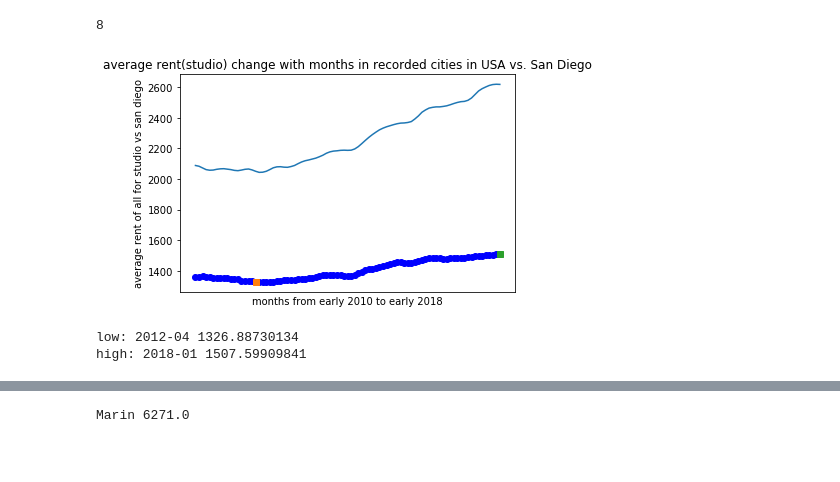
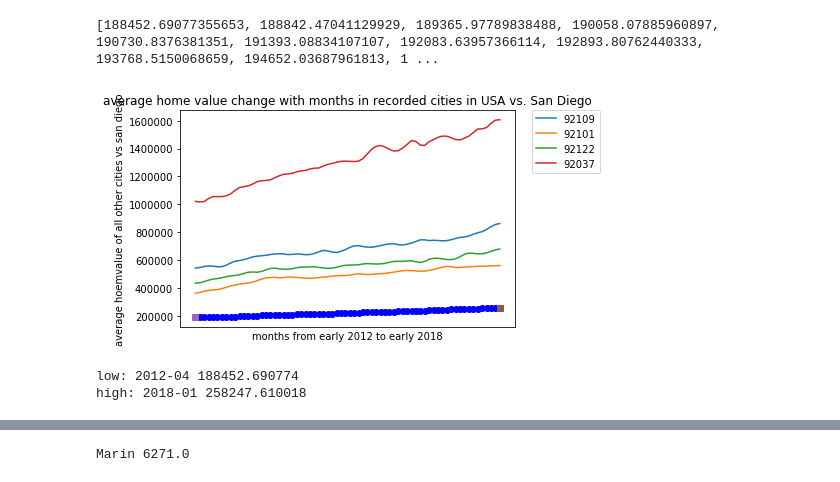
Before and after one commit to paulszh/ECE-180-Team-6-Project, a Jupyter notebook: shuaih.ipynb, the cells around one changed output, grey strips where cells are left out. Cells and saved outputs as stored; diff of their text form; code cells hidden in the pictures; blank space fills up the shorter version.

```diff
--- a/shuaih.ipynb
+++ b/shuaih.ipynb
@@ -41,0 +63,6 @@ print(months)
+# %%
+dataset = {}
+dataset['zip_home'] = formls(keys_zip, zip_home[1:], 7)
+dataset['zip_rental'] = formls(keys_zip, zip_rental[1:], 7)
+dataset['city_rental'] = formls(keys_city, city_rental[1:],6)
+dataset['city_home'] = formls(keys_city, city_home[1:],6)
@@ -54,41 +108,50 @@ for d in data:
 # %%
-#############check the rent change over months among recent years for studio ############
+#############check the rent change over months among recent years ############
 import numpy as np
-month_average = {}
+zip_month_average = []
 for month in months:
-    month_average[month] = np.mean([i[month] for i in data if i['CountyName'] != 'San Diego'])
+    #month_average[month] = np.mean([i[month] for i in data if i['CountyName'] != 'San Diego'])
+    zip_month_average.append(np.mean([i[month] for i in dataset['zip_home'] if i['City'] != 'San Diego']))
+# %%
+sd =[92101,92037, 92109, 92122]
 # %%
-sd_info = [d for d in data if d['CountyName'] == 'San Diego']
-sd_month_ = [sd_info[0][month] for month in months]
-print(data.index(sd_info[0]))
+sd_info = [d for d in dataset['zip_home'] if d['City'] == 'San Diego' and int(d['RegionName']) in sd]
+sd_month_ = [[d[month] for month in months] for d in sd_info ]
+sd_index = [dataset['zip_home'].index(d) for d in sd_info]
-# %% [output]
-8
 # %%
 import matplotlib.pyplot as plt
 import numpy as np
-plt.title('average rent(studio) change with months in recorded cities in USA vs. San Diego')
-r = [month_average[i] for i in month_average]
+plt.title('average home value change with months in recorded cities in USA vs. San Diego')
+r = zip_month_average
+print(r)
 x = range(len(months))
 plt.plot(x,r,'bo')
-plt.plot(x,sd_month_)
+legend = []
+for i in sd_month_:
+    pid = sd_info[sd_month_.index(i)]['RegionName']
+    plt.plot(x,i,label=pid)
+    legend.append(pid)
+#plt.legend(handles = legend)
+plt.legend(bbox_to_anchor=(1.05, 1), loc=2, borderaxespad=0.)
 i_min = r.index(min(r))
 i_max = r.index(max(r))
 plt.plot(i_min, min(r), marker = 's')
 plt.plot(i_max, max(r), marker = 's')
 frame = plt.gca()
 ### hide the x values
 frame.axes.get_xaxis().set_ticks([])
-plt.xlabel("months from early 2010 to early 2018")
-plt.ylabel("average rent of all for studio vs san diego")
+plt.xlabel("months from early 2012 to early 2018")
+plt.ylabel("average hoemvalue of all other cities vs san diego")
 plt.show()
 print("low: %s %s"%(months[i_min], r[i_min]))
 print("high: %s %s"%(months[i_max], r[i_max]))
 ######################
-#for san diego, the data from 2010 to end of 2014, which appears all the same on the graph
+#for san diego, the data from 2012 to end of 2014, which appears all the same on the graph
 #as we select the previous rent to replace the missing data
 # %% [output]
+[188452.69077355653, 188842.47041129929, 189365.97789838488, 190058.07885960897, 190730.8376381351, 191393.08834107107, 192083.63957366114, 192893.80762440333, 193768.5150068659, 194652.03687961813, 1 ...
-[figure, old version]
+[figure, new version]
-low: 2012-04 1326.88730134
-high: 2018-01 1507.59909841
+low: 2012-04 188452.690774
+high: 2018-01 258247.610018
 # %%
 #### from the graph, we can see the drop from 2010 to early 2013#########
```
Also changed, not shown: parts of 23 cells of this notebook.
